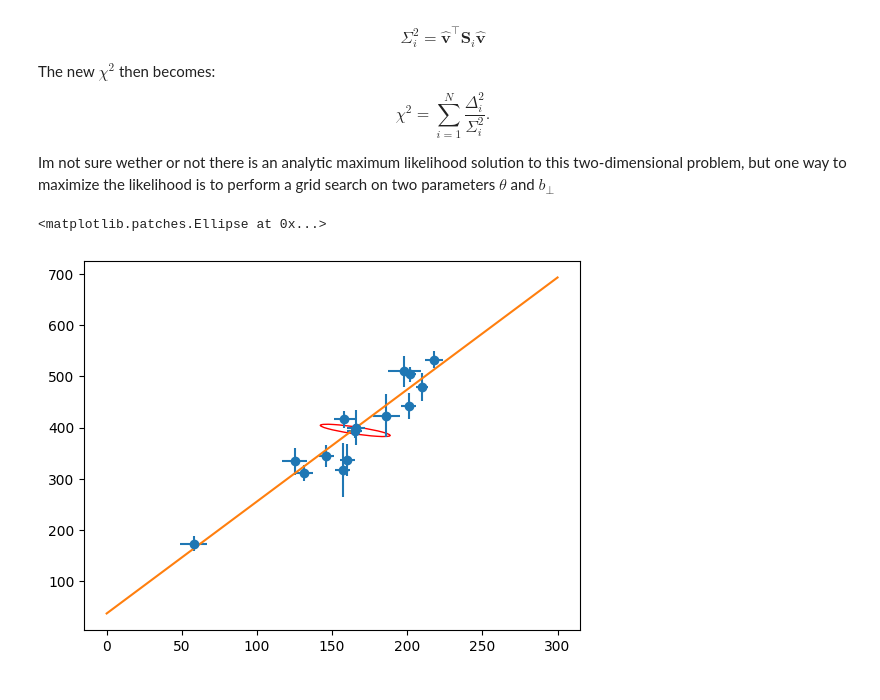
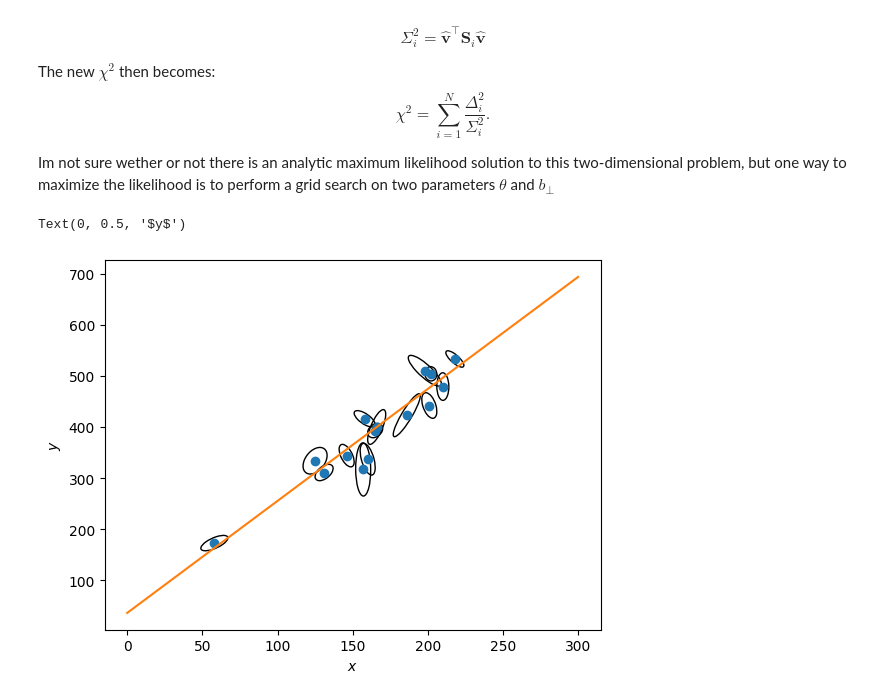
Before and after one commit to MetinSa/AST9051SP, a Jupyter notebook: exercises.ipynb, the cells around one changed output. Drawn from its saved outputs; the diff is of its cells as text; code cells hidden in the pictures.

```diff
--- a/exercises.ipynb
+++ b/exercises.ipynb
@@ -372,10 +374,6 @@ The new $\chi^2$ then becomes:
 
 Im not sure wether or not there is an analytic maximum likelihood solution to this two-dimensional problem, but one way to maximize the likelihood is to perform a grid search on two parameters $\theta$ and $b_\bot$
 # %%
-from matplotlib import transforms
-from matplotlib.patches import Ellipse
-
-
 x, y, sigma_y, sigma_x, rho_xy = table[:, 5:]
 
 theta_grid = np.linspace(0, np.pi, 100)
@@ -385,47 +383,46 @@ chisqs: dict[tuple[int, int], float] = {}
 for theta_idx, theta in enumerate(theta_grid):
     v_hat = np.array([-np.sin(theta), np.cos(theta)])
     for b_perp_idx, b_perp in enumerate(b_perp_grid):
 
         chisqs[theta_idx, b_perp_idx] = 0
         for x_i, y_i, sigma_y_i, sigma_x_i, rho_xy_i in zip(x, y, sigma_y, sigma_x, rho_xy):
             S = np.diag([sigma_x_i**2, sigma_y_i**2])
             sigma_xy = sigma_x_i * sigma_y_i * rho_xy_i
             S[0, 1] = S[1, 0] = sigma_xy
             Z = np.array([x_i, y_i])
             Delta_i = v_hat.T  @ Z - b_perp
             Sigma_sq = v_hat.T @ S @ v_hat
             chisqs[theta_idx, b_perp_idx] += Delta_i**2 / Sigma_sq
 
 
 theta_idx, b_perp_idx = min(chisqs, key=chisqs.get)
 theta = theta_grid[theta_idx]
 b_perp = b_perp_grid[b_perp_idx]
 
 # get the slope and intercept from the orthogonal model
 m = np.tan(theta)
 b = b_perp / np.cos(theta)
 
 x_new = np.linspace(0, 300, 20)
 y_hat = evaluate_linear_model(x_new, b, m)
 
 fig, ax = plt.subplots()
-ax.errorbar(x, y, yerr=sigma_y, xerr=sigma_x, fmt="o")
+ax.plot(x, y, "o")
 ax.plot(x_new, y_hat, label=rf"$y = {{{m:.2f}}}x + {b:.2f}$")
 
-# for each data point, plot the error ellipse
-for x_i, y_i, sigma_x_i, sigma_y_i, rho_xy_i in zip(x, y, sigma_x, sigma_y, rho_xy):
-    S = np.diag([sigma_x_i**2, sigma_y_i**2])
-    sigma_xy = sigma_x_i * sigma_y_i * rho_xy_i
-    S[0, 1] = S[1, 0] = sigma_xy
-    sigma_x_i, sigma_y_i = np.sqrt(np.diag(S))
-    theta = 0.5 * np.arctan2(2 * sigma_xy, sigma_x_i**2 - sigma_y_i**2)
-    sigma_x_i, sigma_y_i = np.sqrt(np.diag(S))
-    ax.add_artist(Ellipse((x_i, y_i), 2*sigma_x_i, 2*sigma_y_i, angle=theta*180/np.pi, fill=False, color="red"))
-# plt.errorbar(x, y, yerr=sigma_y, fmt="o")
-# plt.plot(x_new, y_hat, label=rf"$y = {{{m:.2f}}}x + {b:.2f}$")
-# plt.legend()
-# plt.xlabel("$x$")
-# plt.ylabel("$y$")
+for xi, yi, sigma_xi, sigma_yi, rho_xyi in zip(x, y, sigma_x, sigma_y, rho_xy):
+    a = sigma_xi**2
+    c = sigma_yi**2
+    b = rho_xyi * sigma_xi * sigma_yi
+
+    lambda1 = (a + c)/2 + np.sqrt((a - c)**2/4 + b**2)
+    lambda2 = (a + c)/2 - np.sqrt((a - c)**2/4 + b**2)
+
+    theta = np.arctan2(lambda1 - a, b)
+    ax.add_artist(Ellipse([xi, yi], 2*np.sqrt(lambda1), 2*np.sqrt(lambda2), angle=np.rad2deg(theta), fill=False))
+
+plt.xlabel("$x$")
+plt.ylabel("$y$")
 # %% [output]
-<matplotlib.patches.Ellipse at 0x...>
+Text(0, 0.5, '$y$')
-[figure, old version]
+[figure, new version]
```
Also changed, not shown: parts of 1 cell of this notebook.
